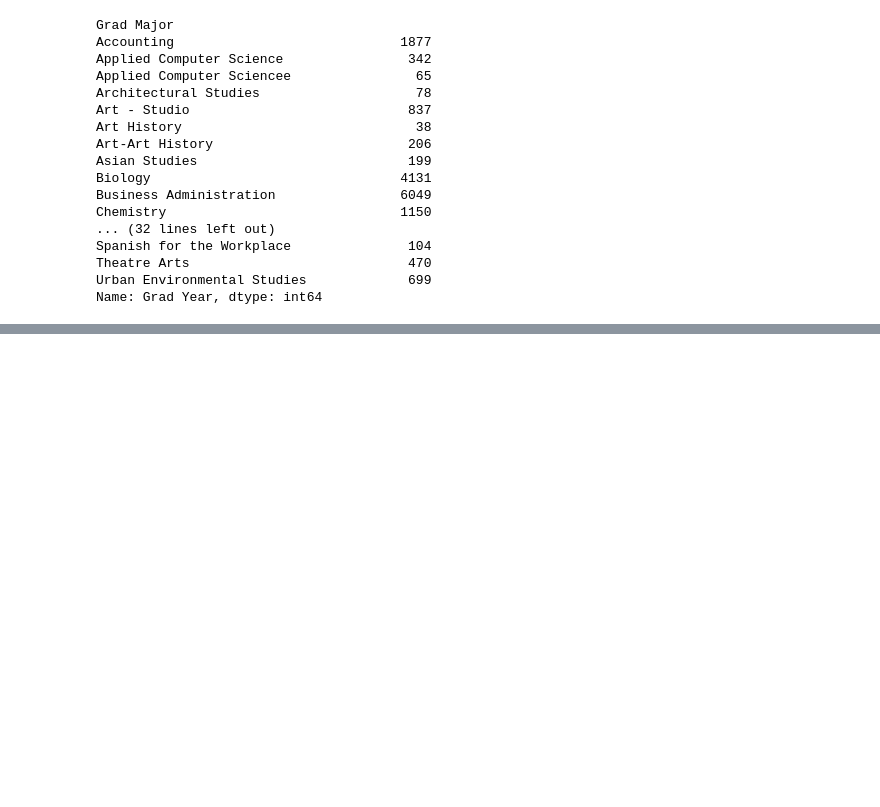
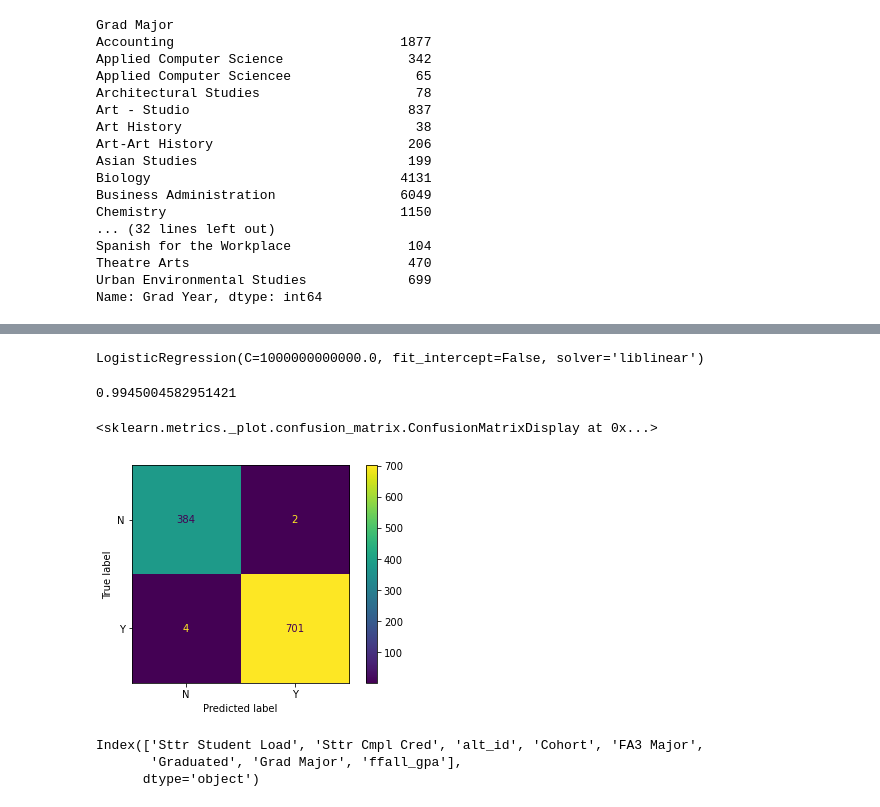
Before and after one commit to dcalexan/bsc_student_success, a Jupyter notebook: notebooks/BSC_success_Pete.ipynb, the cells around one changed output, grey strips where cells are left out. Drawn from its saved outputs; the diff is of its cells as text; code cells hidden in the pictures; blank space fills up the shorter version.

```diff
--- a/notebooks/BSC_success_Pete.ipynb
+++ b/notebooks/BSC_success_Pete.ipynb
@@ -90,0 +267,16 @@ Name: Grad Year, dtype: int64
+# %%
+#encode just categorical features
+# fit on categorical data
+ohe = OneHotEncoder(sparse=False, handle_unknown='ignore')
+ohe.fit(X_train[cat_cols])
+# transform training and validation data
+X_train_encoded = ohe.transform(X_train[cat_cols])
+X_test_encoded = ohe.transform(X_test[cat_cols])
+# %%
+#convert categorical back to dataframe
+X_train_encoded_df = pd.DataFrame(X_train_encoded, columns=ohe.get_feature_names())
+X_test_encoded_df = pd.DataFrame(X_test_encoded, columns=ohe.get_feature_names())
+# %%
+#concatenate the two back together again
+X_train_df = pd.concat([X_train_scaled, X_train_encoded_df], axis=1)
+X_test_df = pd.concat([X_test_scaled, X_test_encoded_df], axis=1)
@@ -90,0 +290,25 @@ Name: Grad Year, dtype: int64
+# %%
+logreg = LogisticRegression(fit_intercept=False, C=1e12, solver='liblinear')
+
+model_log = logreg.fit(X_train_df, y_train)
+model_log
+# %% [output]
+LogisticRegression(C=1000000000000.0, fit_intercept=False, solver='liblinear')
+# %%
+from sklearn.metrics import accuracy_score, make_scorer, precision_score, accuracy_score, f1_score, recall_score
+accuracy = make_scorer(accuracy_score)
+accuracy(model_log, X_train_df, y_train)
+# %% [output]
+0.9945004582951421
+# %%
+from sklearn.metrics import plot_confusion_matrix  #use this method
+plot_confusion_matrix(model_log, X_train_df, y_train)
+# %% [output]
+<sklearn.metrics._plot.confusion_matrix.ConfusionMatrixDisplay at 0x...>
+[figure, added]
+# %%
+df_simple.columns
+# %% [output]
+Index(['Sttr Student Load', 'Sttr Cmpl Cred', 'alt_id', 'Cohort', 'FA3 Major',
+       'Graduated', 'Grad Major', 'ffall_gpa'],
+      dtype='object')
```
Also changed, not shown: parts of 22 cells of this notebook, 1 other file.
